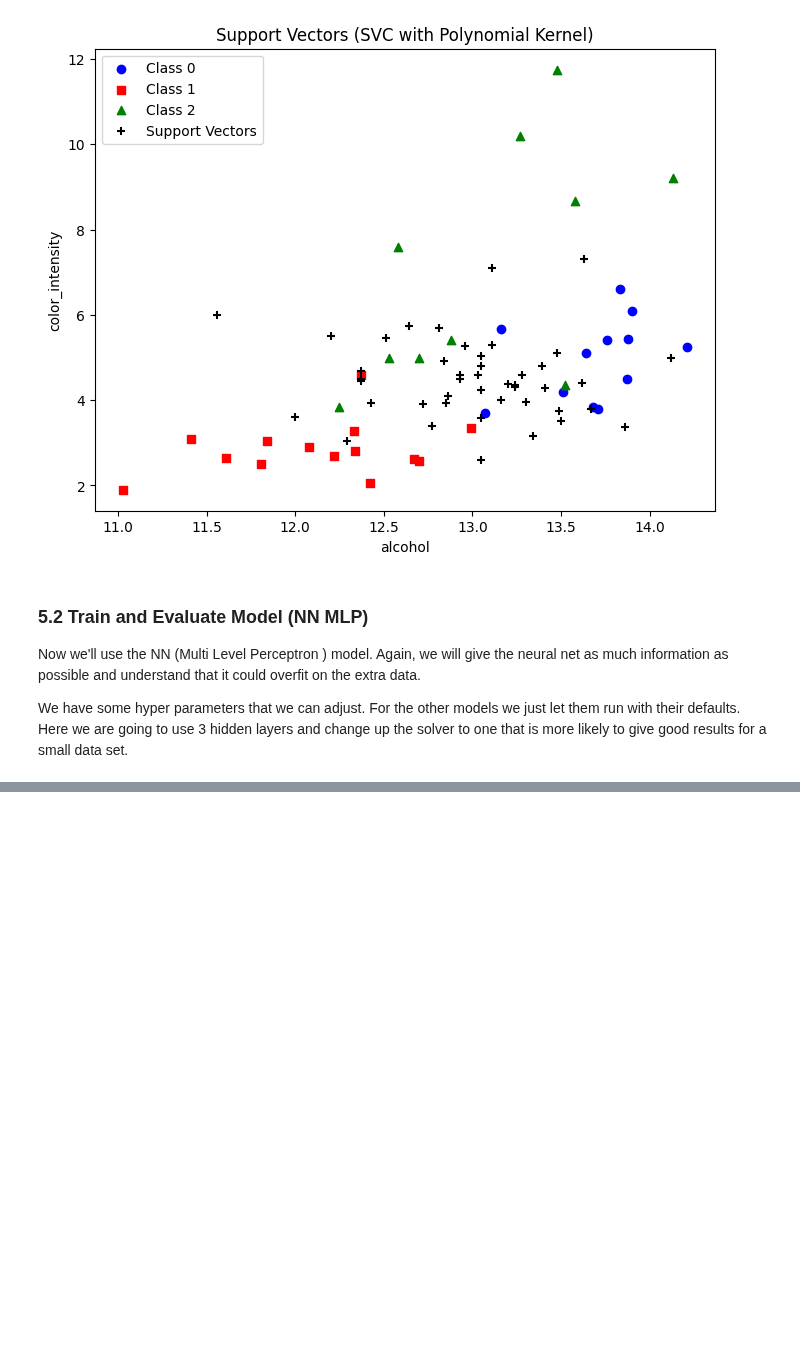
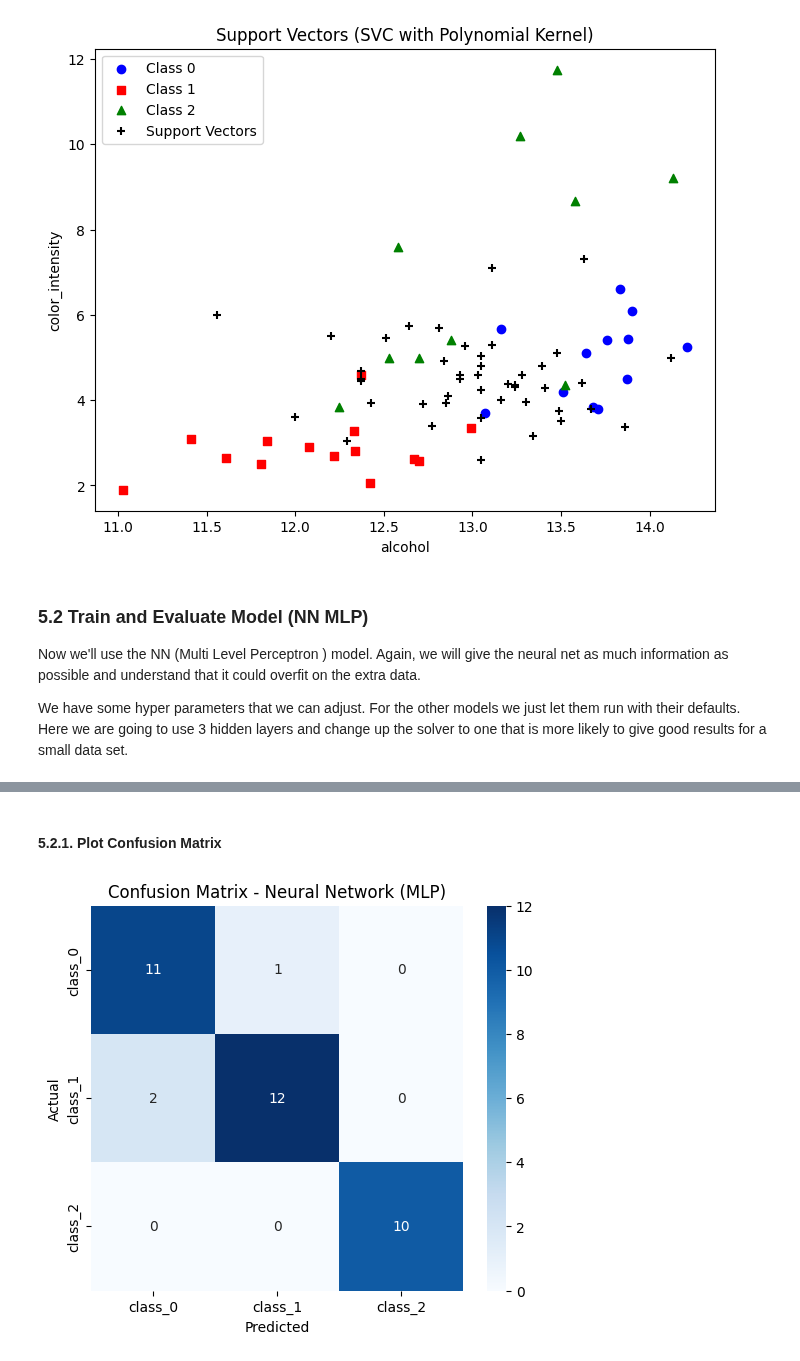
Before and after one commit to Data-Git-Hub/applied-ml-data-git-hub, a Jupyter notebook: lab03/ml03_data-git-hub.ipynb, the cells around one changed output, grey strips where cells are left out. Drawn from its saved outputs; the diff is of its cells as text; code cells hidden in the pictures; blank space fills up the shorter version.

```diff
--- a/lab03/ml03_data-git-hub.ipynb
+++ b/lab03/ml03_data-git-hub.ipynb
@@ -974,3 +950,20 @@ Text(0.5, 1.0, 'Support Vectors (SVC with Polynomial Kernel)')
 Now we'll use the NN (Multi Level Perceptron ) model. Again, we will give the neural net as much information as possible and understand that it could overfit on the extra data. <br>
 
 We have some hyper parameters that we can adjust. For the other models we just let them run with their defaults. Here we are going to use 3 hidden layers and change up the solver to one that is more likely to give good results for a small data set. <br>
+# %%
+print("\nTraining Neural Network (MLP)...")
+
+# Create and Train the Neural Network Model
+nn_model = MLPClassifier(hidden_layer_sizes=(50, 25, 10), solver='lbfgs', max_iter=500, random_state=42)
+_ = nn_model.fit(X_train, y_train)  # Suppress Jupyter output
+
+# Predict on Test Data
+y_test_pred_nn = nn_model.predict(X_test)
+
+# Evaluate Performance
+print("\nResults for Neural Network (MLP) on Test Data:")
+print(classification_report(y_test, y_test_pred_nn, zero_division=1))  # Avoid warning for undefined precision
+
+# Confusion Matrix
+print("\nConfusion Matrix:")
+print(confusion_matrix(y_test, y_test_pred_nn))
@@ -976,0 +989,20 @@ We have some hyper parameters that we can adjust. For the other models we just l
+# %% [markdown]
+#### 5.2.1. Plot Confusion Matrix
+# %%
+# Compute Confusion Matrix
+cm_nn = confusion_matrix(y_test, y_test_pred_nn)
+
+# Create Figure and Plot Confusion Matrix Heatmap
+plt.figure(figsize=(6,5))  # Create the figure
+ax = sns.heatmap(cm_nn, annot=True, cmap='Blues', fmt='d',
+                 xticklabels=wine_data.target_names, yticklabels=wine_data.target_names)
+
+# Set Labels
+plt.xlabel('Predicted')
+plt.ylabel('Actual')
+plt.title('Confusion Matrix - Neural Network (MLP)')
+
+# ✅ Ensure no unwanted Jupyter output
+plt.show();  # Adding semicolon suppresses output
+# %% [output]
+[figure, added]
```
Also changed, not shown: parts of 6 cells of this notebook.
